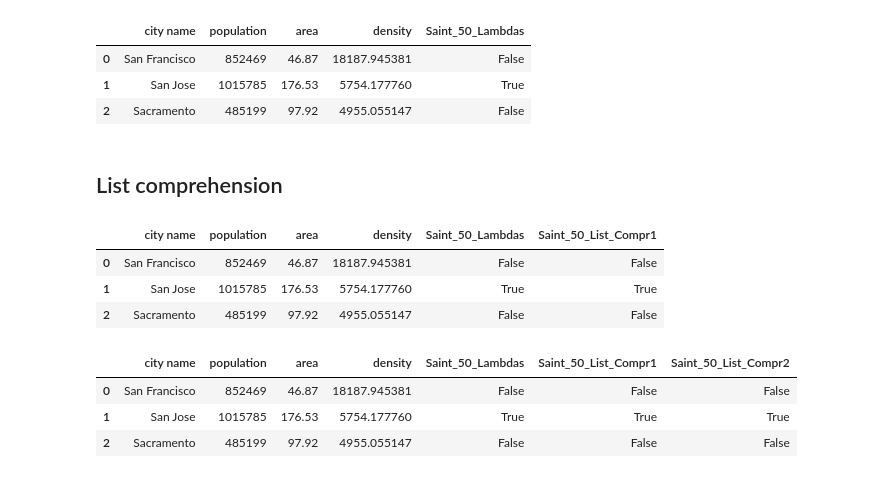
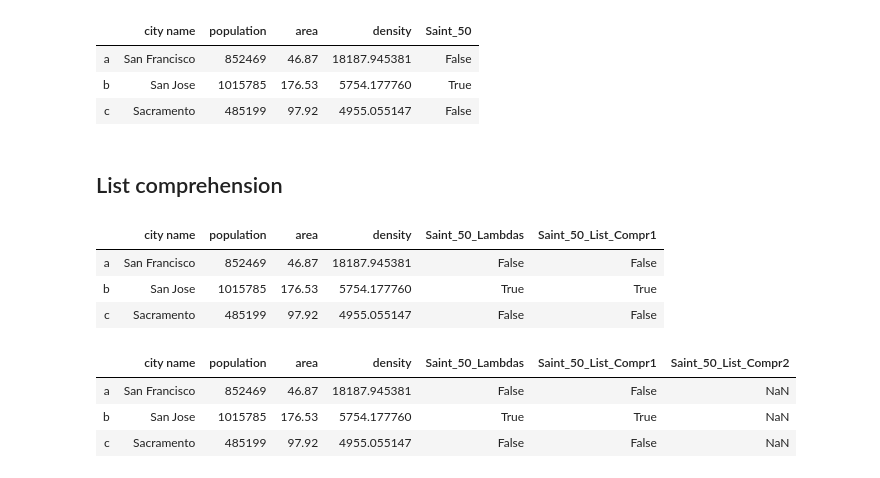
Before and after one commit to luigiselmi/datascience, a Jupyter notebook: python/intro_to_pandas.ipynb, the cells around one changed output. Saved outputs shown, nothing was run; the diff lists cells and outputs as text; code cells hidden in the pictures.

```diff
--- a/python/intro_to_pandas.ipynb
+++ b/python/intro_to_pandas.ipynb
@@ -7,3 +12,3 @@ import pandas as pd
 # %%
-city_names = pd.Series(['San Francisco', 'San Jose', 'Sacramento'])
-populations = pd.Series([852469, 1015785, 485199])
+city_names = pd.Series(['San Francisco', 'San Jose', 'Sacramento'], index=['a', 'b', 'c'])
+populations = pd.Series([852469, 1015785, 485199], index=['a', 'b', 'c'])
@@ -12,3 +18,2 @@ populations = pd.Series([852469, 1015785, 485199])
 # %%
-cities = pd.DataFrame({ 'city name': city_names, 'population': population })
-cities
+cities = pd.DataFrame({ 'city name': city_names, 'population': populations })
@@ -20,5 +22,5 @@ cities
 # %%
-cities['area'] = pd.Series([46.87, 176.53, 97.92])
+cities['area'] = pd.Series([46.87, 176.53, 97.92], index=['a', 'b', 'c'])
 cities['density'] = cities['population'] / cities['area']
 cities
 # %% [output]
@@ -31,13 +79,13 @@ cities
 # %%
-names = cities["city name"]
+names = cities['city name']
 area = cities['area']
-cities["Saint_50_Lambdas"] = names.apply(lambda name: name[0:3] == "San") & area.apply(lambda area: area > 50)
+cities['Saint_50'] = names.apply(lambda name: name[:4] == "San ") & area.apply(lambda area: area > 50)
 cities
 # %% [output]
-|  | city name | population | area | density | Saint_50_Lambdas |
-| 0 | San Francisco | 852469 | 46.87 | 18187.945381 | False |
-| 1 | San Jose | 1015785 | 176.53 | 5754.177760 | True |
-| 2 | Sacramento | 485199 | 97.92 | 4955.055147 | False |
+|  | city name | population | area | density | Saint_50 |
+| a | San Francisco | 852469 | 46.87 | 18187.945381 | False |
+| b | San Jose | 1015785 | 176.53 | 5754.177760 | True |
+| c | Sacramento | 485199 | 97.92 | 4955.055147 | False |
 # %% [markdown]
 ## List comprehension
 # %%
@@ -51,9 +99,9 @@ cities["Saint_50_List_Compr1"] = [saint_50(city_name, area) for city_name, area
 cities
 # %% [output]
 |  | city name | population | area | density | Saint_50_Lambdas | Saint_50_List_Compr1 |
-| 0 | San Francisco | 852469 | 46.87 | 18187.945381 | False | False |
-| 1 | San Jose | 1015785 | 176.53 | 5754.177760 | True | True |
-| 2 | Sacramento | 485199 | 97.92 | 4955.055147 | False | False |
+| a | San Francisco | 852469 | 46.87 | 18187.945381 | False | False |
+| b | San Jose | 1015785 | 176.53 | 5754.177760 | True | True |
+| c | Sacramento | 485199 | 97.92 | 4955.055147 | False | False |
 # %%
 # A 3rd solution using two list comprehension
 saint = [name[0:3] == "San" for name in cities["city name"]]
@@ -62,6 +110,6 @@ cities["Saint_50_List_Compr2"] = pd.Series(saint) & pd.Series(area50)
 cities
 # %% [output]
 |  | city name | population | area | density | Saint_50_Lambdas | Saint_50_List_Compr1 | Saint_50_List_Compr2 |
-| 0 | San Francisco | 852469 | 46.87 | 18187.945381 | False | False | False |
-| 1 | San Jose | 1015785 | 176.53 | 5754.177760 | True | True | True |
-| 2 | Sacramento | 485199 | 97.92 | 4955.055147 | False | False | False |
+| a | San Francisco | 852469 | 46.87 | 18187.945381 | False | False | NaN |
+| b | San Jose | 1015785 | 176.53 | 5754.177760 | True | True | NaN |
+| c | Sacramento | 485199 | 97.92 | 4955.055147 | False | False | NaN |
```
Also changed, not shown: parts of 24 cells of this notebook, 1 other file.
